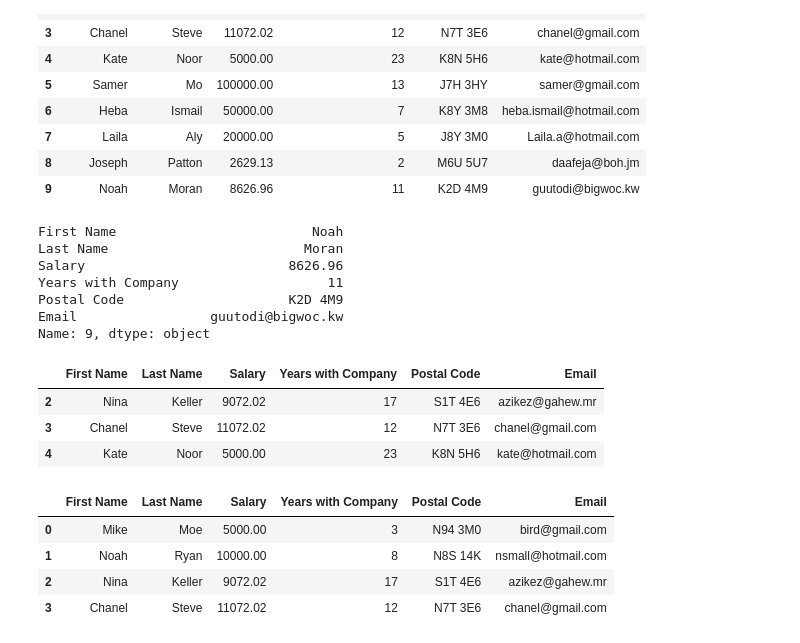
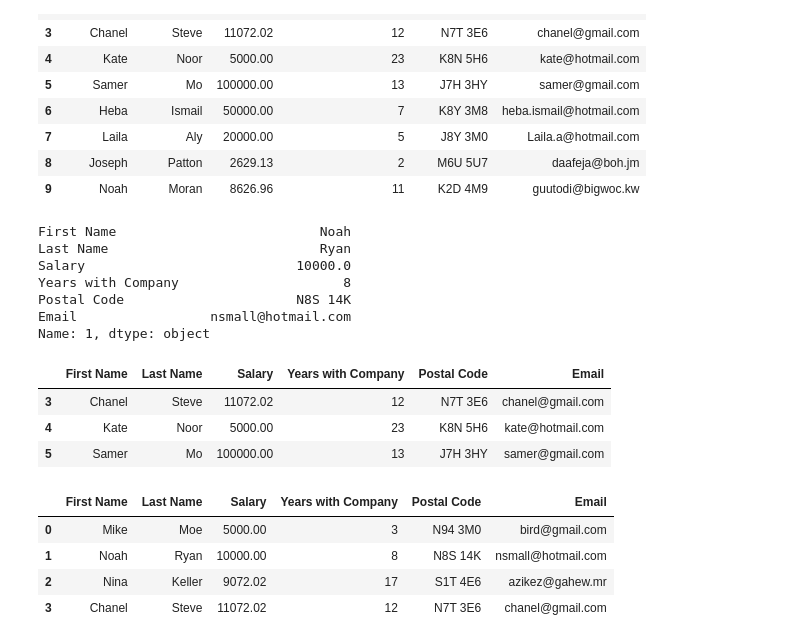
Before and after one commit to miguelestradam3/jupyter_pandas_second_training, a Jupyter notebook: Pandas for Data Analysis - Learning Path Part 2.ipynb, the cells around one changed output. Saved outputs shown, nothing was run; the diff lists cells and outputs as text; code cells hidden in the pictures.

```diff
--- a/Pandas for Data Analysis - Learning Path Part 2.ipynb
+++ b/Pandas for Data Analysis - Learning Path Part 2.ipynb
@@ -511,22 +492,24 @@ employee_df
 | 9 | Noah | Moran | 8626.96 | 11 | K2D 4M9 | guutodi@bigwoc.kw |
 # %%
 # You can access rows with their numeric index using iloc
+employee_df.iloc[1]
 # %% [output]
-First Name                         Noah
-Last Name                         Moran
-Salary                          8626.96
-Years with Company                   11
-Postal Code                     K2D 4M9
-Email                 guutodi@bigwoc.kw
-Name: 9, dtype: object
+First Name                          Noah
+Last Name                           Ryan
+Salary                           10000.0
+Years with Company                     8
+Postal Code                      N8S 14K
+Email                 nsmall@hotmail.com
+Name: 1, dtype: object
 # %%
 # You can access multiple rows with their numeric index using iloc and colon :
 # Note that using iloc is exclusive, meaning that we did not include the last element (quite confusing I know!)
 # We went from index = 2 up until and not including index 5 so index 2,3, and 4 are the one selected
+employee_df.iloc[3:6]
 # %% [output]
 |  | First Name | Last Name | Salary | Years with Company | Postal Code | Email |
-| 2 | Nina | Keller | 9072.02 | 17 | S1T 4E6 | azikez@gahew.mr |
 | 3 | Chanel | Steve | 11072.02 | 12 | N7T 3E6 | chanel@gmail.com |
 | 4 | Kate | Noor | 5000.00 | 23 | K8N 5H6 | kate@hotmail.com |
+| 5 | Samer | Mo | 100000.00 | 13 | J7H 3HY | samer@gmail.com |
 # %%
 # all up until and not including index 4
```
Also changed, not shown: parts of 82 cells of this notebook.
